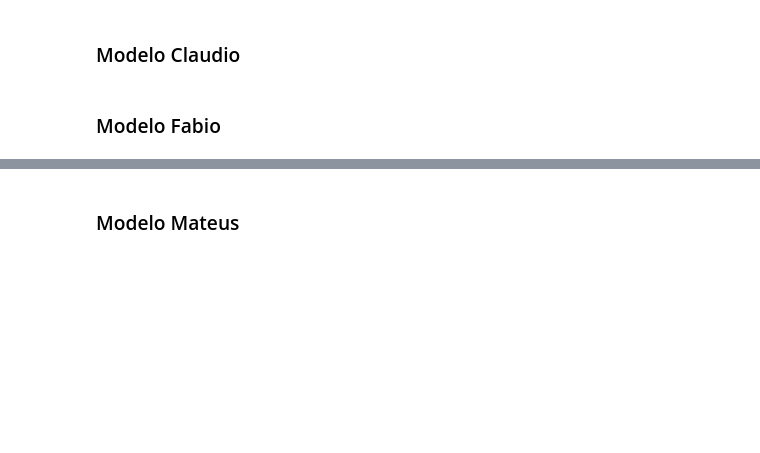
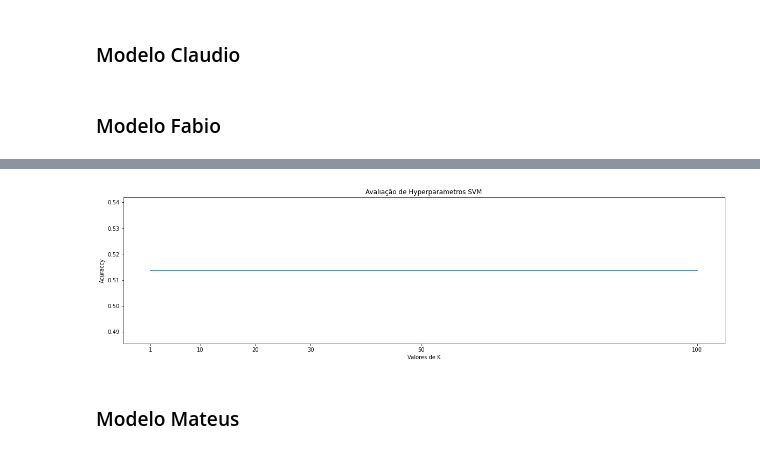
Before and after one commit to chumeu/spotify-prediction-task, a Jupyter notebook: music_genre_classification.ipynb, the cells around one changed output, grey strips where cells are left out. Cells and saved outputs as stored; diff of their text form; code cells hidden in the pictures; blank space fills up the shorter version.

```diff
--- a/music_genre_classification.ipynb
+++ b/music_genre_classification.ipynb
@@ -274,0 +417,17 @@ spotify_f = spotify.copy()
+# %%
+from sklearn.model_selection import cross_val_score
+
+accuracy_list = []
+C = (1, 10, 20, 30, 50, 100)
+
+for k in C:
+    knn    =  SVC(kernel='linear', random_state=99, C=k)
+    scores = cross_val_score(svm, x_treino, y_treino, cv = 5)
+    accuracy_list.append(scores.mean())
+
+fig, ax = plt.subplots(figsize=(20, 5))
+ax.plot(C, accuracy_list)
+ax.set(xlabel='Valores de K', ylabel='Acuraccy', title='Avaliação de Hyperparametros SVM', xticks=C)
+plt.show();
+# %% [output]
+[figure, added]
```
Also changed, not shown: parts of 21 cells of this notebook.
